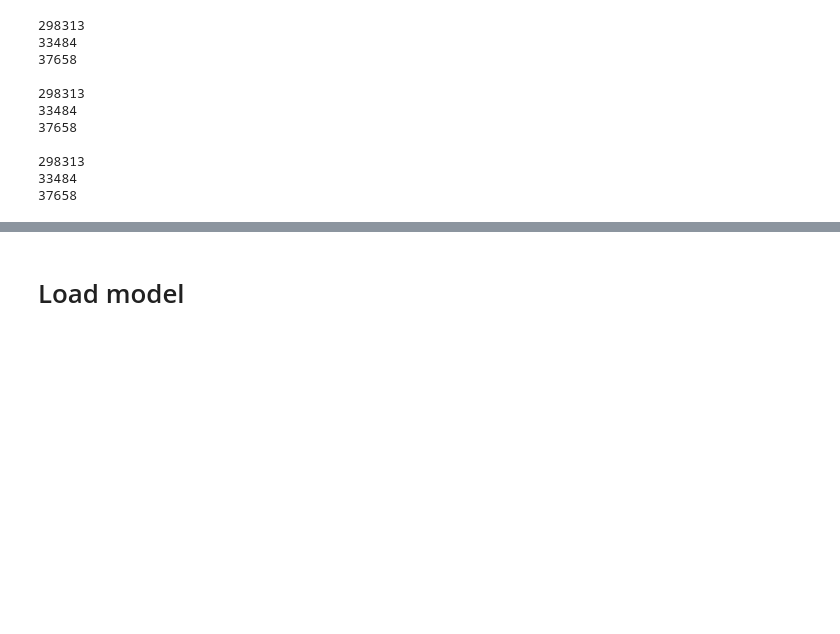
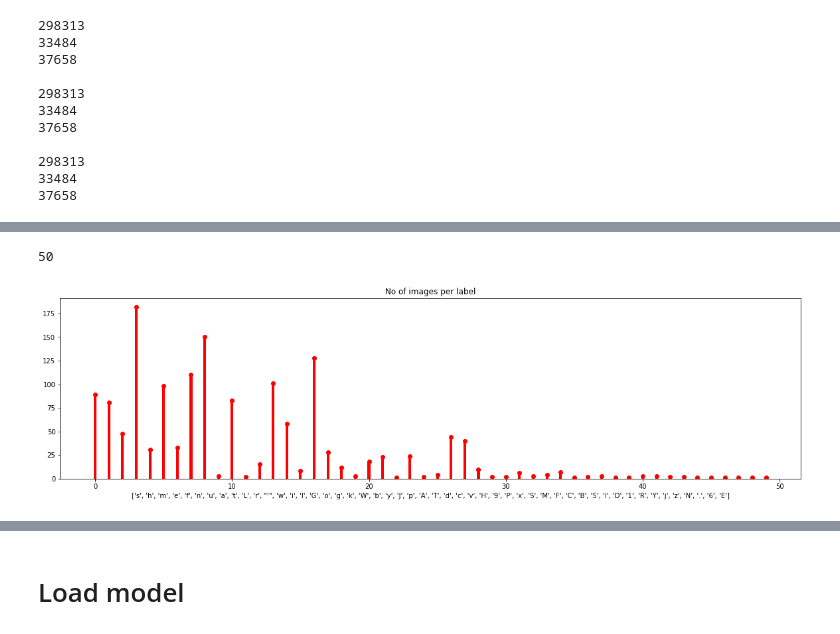
Before and after one commit to cugurm/CNN-handwritten-classifier-improvement, a Jupyter notebook: ETH_Zurich_Clustering_Knn_Evaluation.ipynb, the cells around one changed output, grey strips where cells are left out. Saved outputs shown, nothing was run; the diff lists cells and outputs as text; code cells hidden in the pictures; blank space fills up the shorter version.

```diff
--- a/ETH_Zurich_Clustering_Knn_Evaluation.ipynb
+++ b/ETH_Zurich_Clustering_Knn_Evaluation.ipynb
@@ -216,0 +261,21 @@ print(len(test_Images))
+# %%
+# Goodlabels
+goodlabels = {}
+for label in OH_L.decode_all(TESTDATA[10017][1]):
+  if label not in goodlabels:
+    goodlabels[label] = 1
+  else:
+    goodlabels[label] += 1
+
+fig = plt.figure(figsize=(20,5))
+xs = range(0, len(goodlabels.keys()))
+ys = [goodlabels[label] for label in goodlabels.keys()]
+plt.bar(xs, ys, width=0.2, color='red')
+plt.plot(xs, ys, 'o', color='red')
+plt.title('No of images per label')
+plt.xlabel([l for l in goodlabels.keys()])
+print(len(goodlabels.keys()))
+plt.show()
+# %% [output]
+50
+[figure, added]
```
Also changed, not shown: parts of 30 cells of this notebook.
